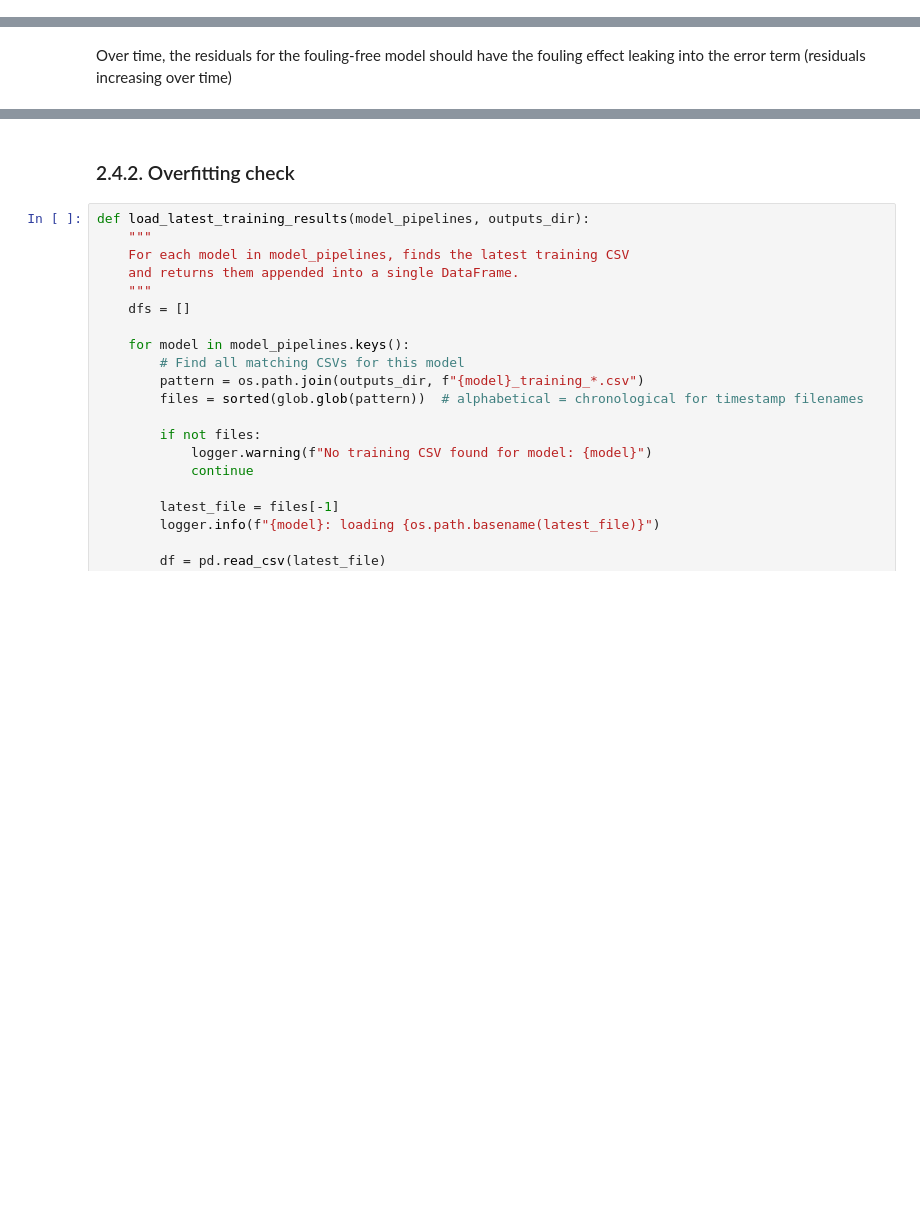
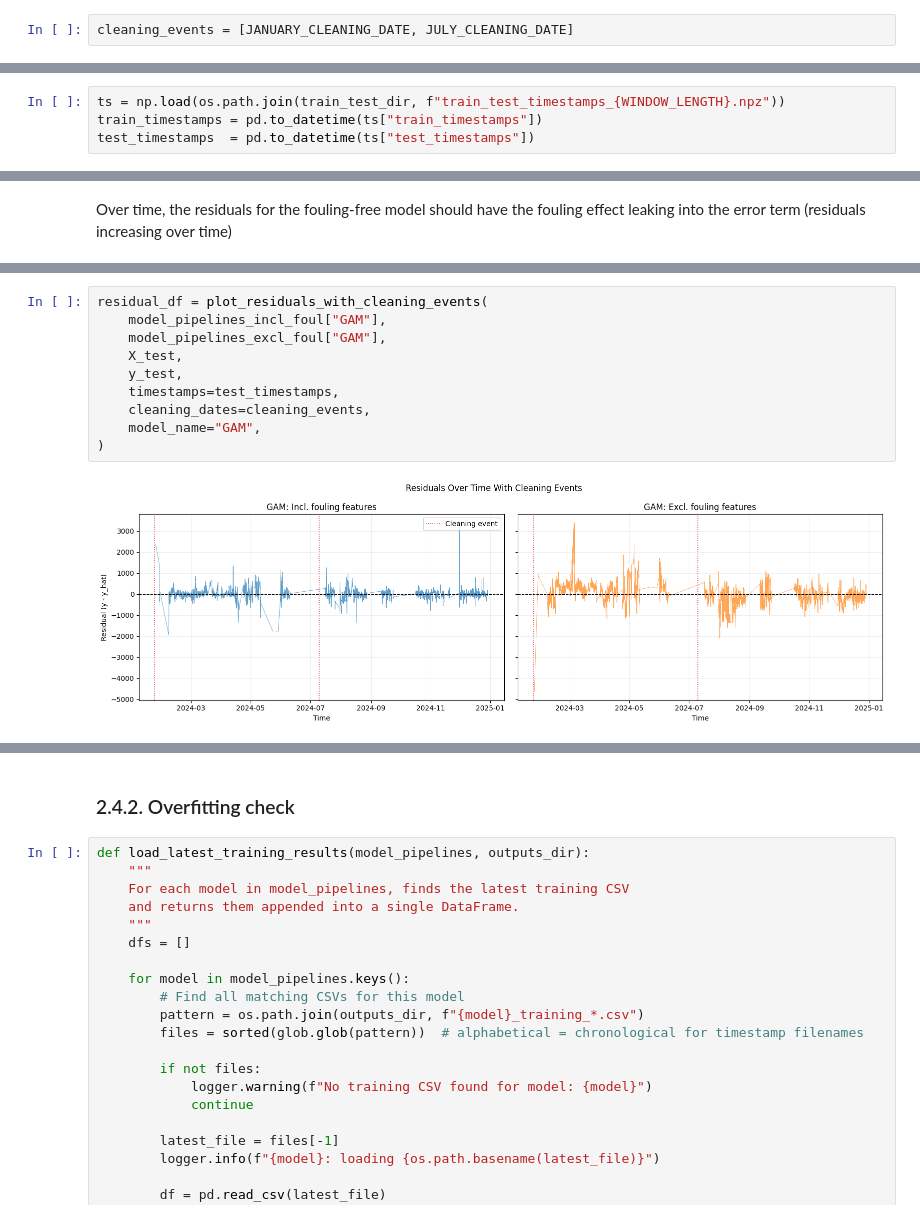
Before and after one commit to AugustBjerg/Master-s-thesis, a Jupyter notebook: code/modelling/notebooks/evaluation.ipynb, the cells around one changed output, grey strips where cells are left out. Saved outputs shown, nothing was run; the diff lists cells and outputs as text; blank space fills up the shorter version.

```diff
--- a/code/modelling/notebooks/evaluation.ipynb
+++ b/code/modelling/notebooks/evaluation.ipynb
@@ -25,3 +31,5 @@ WINDOW_LENGTH = "5min"
+# %%
+cleaning_events = [JANUARY_CLEANING_DATE, JULY_CLEANING_DATE]
 # %%
 notebook_dir = os.getcwd()
 notebook_parent_dir = os.path.dirname(notebook_dir)
@@ -41,5 +46,9 @@ X_test  = data['X_test']
 y_train = data['y_train']
 y_test  = data['y_test']
+# %%
+ts = np.load(os.path.join(train_test_dir, f"train_test_timestamps_{WINDOW_LENGTH}.npz"))
+train_timestamps = pd.to_datetime(ts["train_timestamps"])
+test_timestamps  = pd.to_datetime(ts["test_timestamps"])
 # %% [markdown]
 ## 1.3. Models
 # %%
@@ -237,0 +337,12 @@ Over time, the residuals for the fouling-free model should have the fouling effe
+# %%
+residual_df = plot_residuals_with_cleaning_events(
+    model_pipelines_incl_foul["GAM"],
+    model_pipelines_excl_foul["GAM"],
+    X_test,
+    y_test,
+    timestamps=test_timestamps,
+    cleaning_dates=cleaning_events,
+    model_name="GAM",
+)
+# %% [output]
+[figure, added]
```
Also changed, not shown: parts of 20 cells of this notebook, 1 other file.
